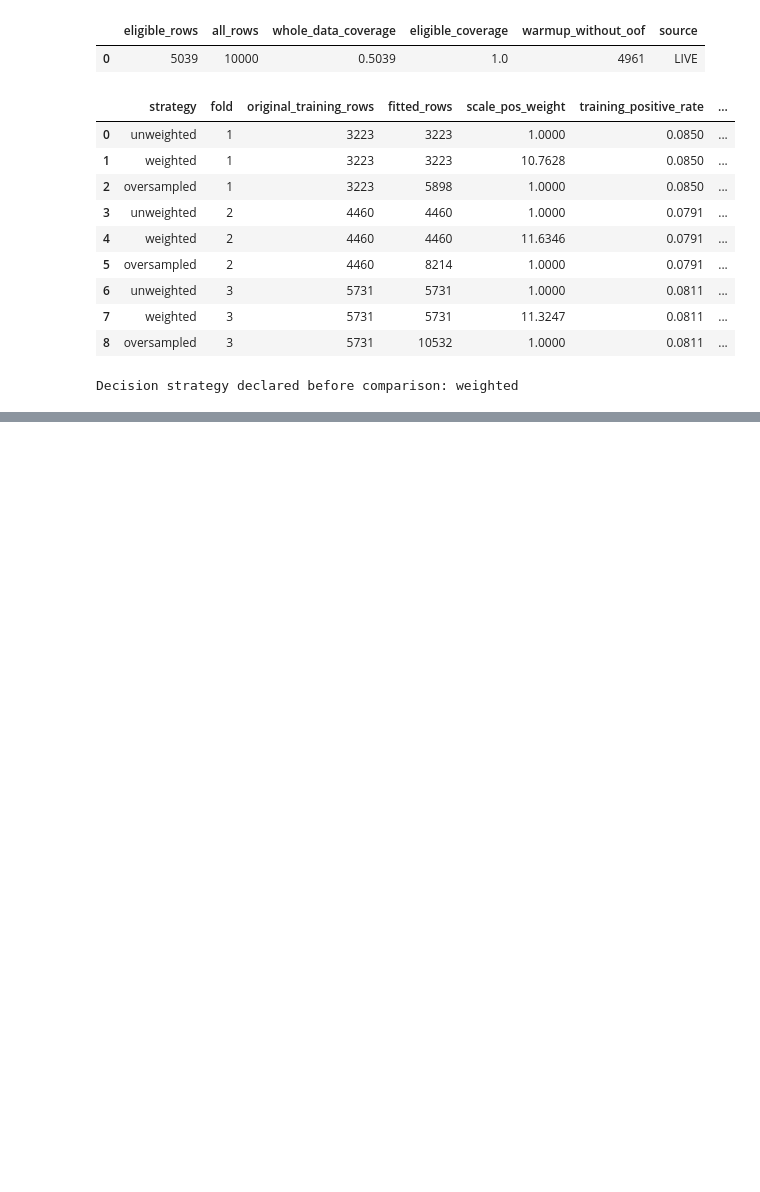
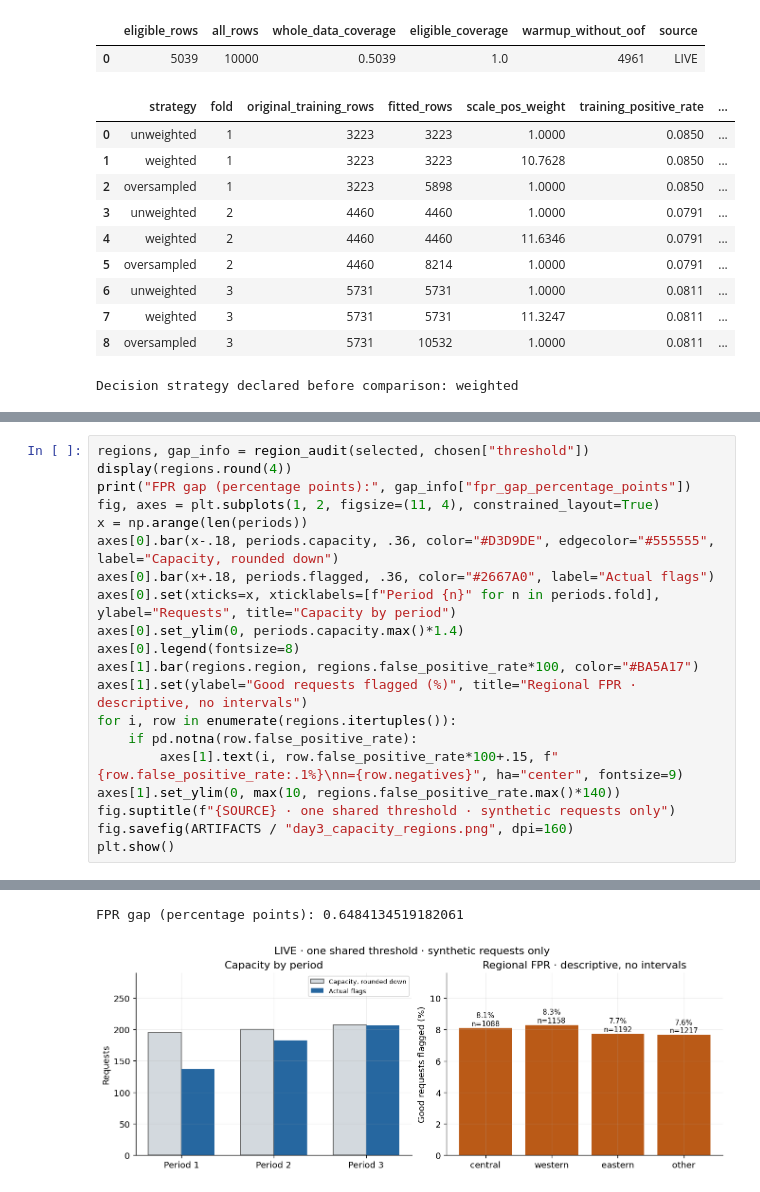
Before and after one commit to khuluodk1998/SDA-DSC-211-StudentCode, a Jupyter notebook: SDA_DSC_211_StudentCode_khuludalyousef_notebook03.ipynb, the cells around one changed output, grey strips where cells are left out. Drawn from its saved outputs; the diff is of its cells as text; blank space fills up the shorter version.

```diff
--- a/SDA_DSC_211_StudentCode_khuludalyousef_notebook03.ipynb
+++ b/SDA_DSC_211_StudentCode_khuludalyousef_notebook03.ipynb
@@ -216,0 +335,21 @@ Decision strategy declared before comparison: weighted
+# %%
+regions, gap_info = region_audit(selected, chosen["threshold"])
+display(regions.round(4))
+print("FPR gap (percentage points):", gap_info["fpr_gap_percentage_points"])
+fig, axes = plt.subplots(1, 2, figsize=(11, 4), constrained_layout=True)
+x = np.arange(len(periods))
+axes[0].bar(x-.18, periods.capacity, .36, color="#D3D9DE", edgecolor="#555555", label="Capacity, rounded down")
+axes[0].bar(x+.18, periods.flagged, .36, color="#2667A0", label="Actual flags")
+axes[0].set(xticks=x, xticklabels=[f"Period {n}" for n in periods.fold], ylabel="Requests", title="Capacity by period")
+axes[0].set_ylim(0, periods.capacity.max()*1.4)
+axes[0].legend(fontsize=8)
+axes[1].bar(regions.region, regions.false_positive_rate*100, color="#BA5A17")
+axes[1].set(ylabel="Good requests flagged (%)", title="Regional FPR · descriptive, no intervals")
+for i, row in enumerate(regions.itertuples()):
+    if pd.notna(row.false_positive_rate):
+        axes[1].text(i, row.false_positive_rate*100+.15, f"{row.false_positive_rate:.1%}\nn={row.negatives}", ha="center", fontsize=9)
+axes[1].set_ylim(0, max(10, regions.false_positive_rate.max()*140))
+fig.suptitle(f"{SOURCE} · one shared threshold · synthetic requests only")
+fig.savefig(ARTIFACTS / "day3_capacity_regions.png", dpi=160)
+plt.show()
+# %% [output]
@@ -216,0 +361,2 @@ Decision strategy declared before comparison: weighted
+FPR gap (percentage points): 0.6484134519182061
+[figure, added]
```
Also changed, not shown: parts of 6 cells of this notebook.
